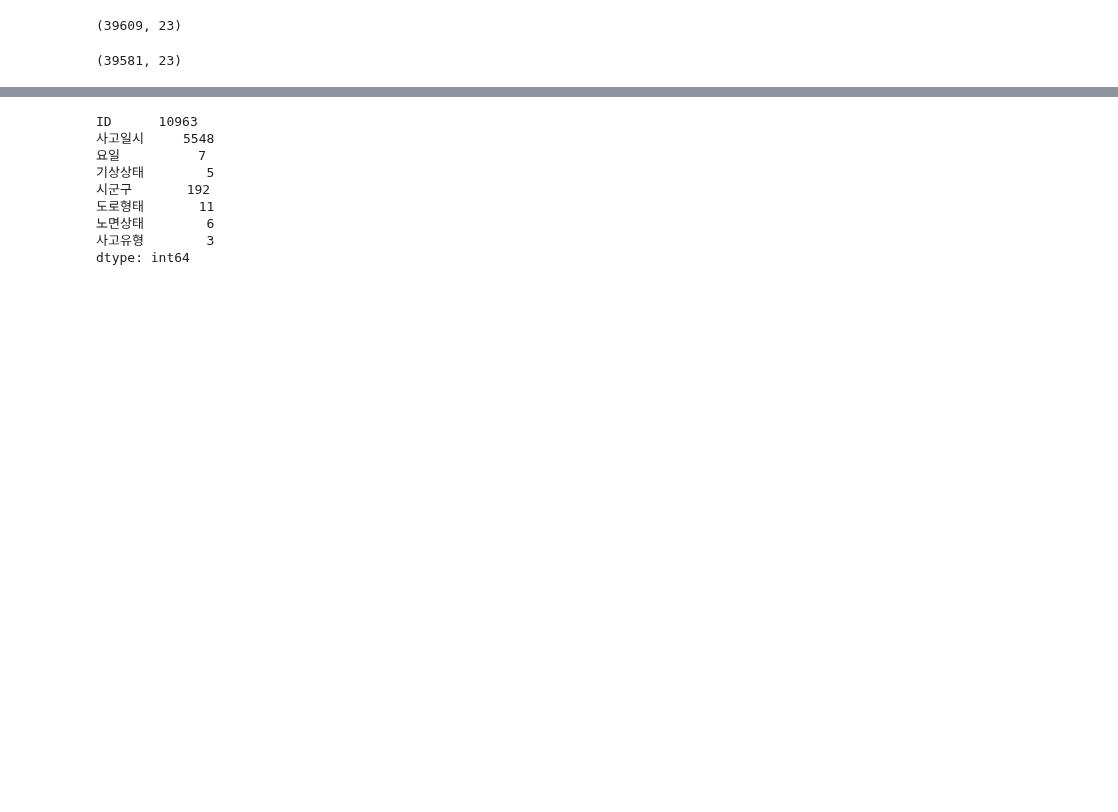
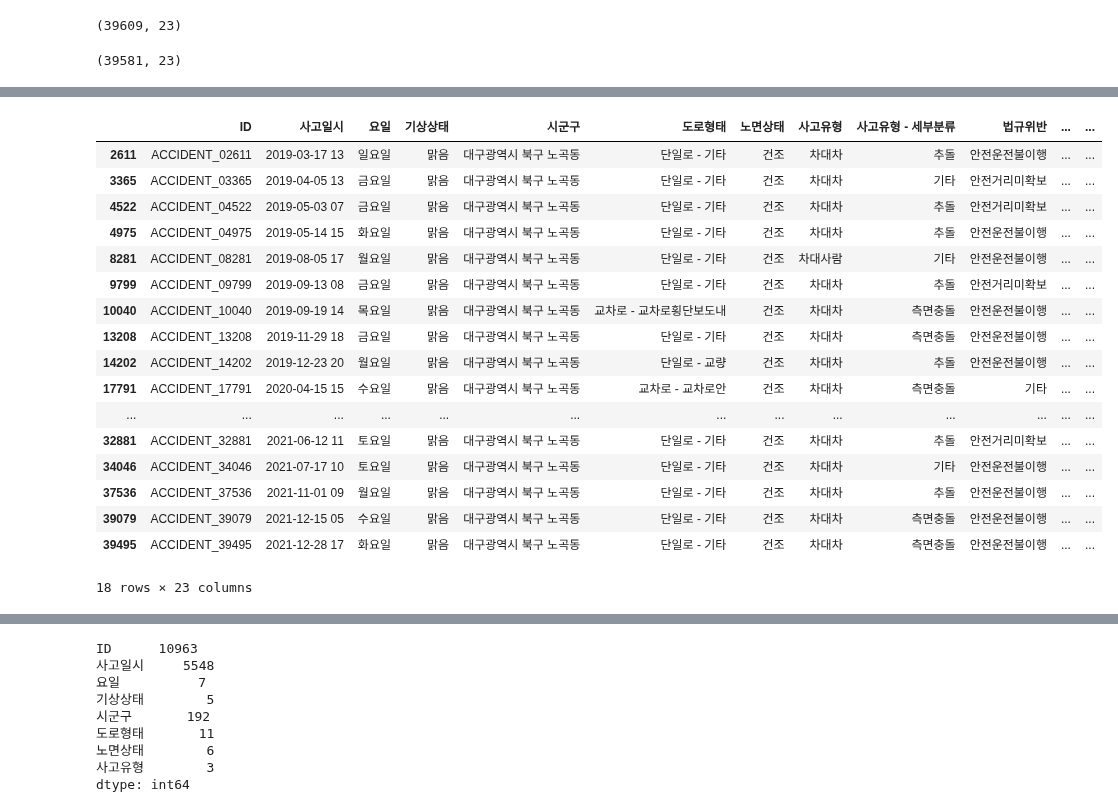
Before and after one commit to tgwon/ai4ml, a Jupyter notebook: project/EDA_Preprocessing_FeatureEngineering.ipynb, the cells around one changed output, grey strips where cells are left out. Saved outputs shown, nothing was run; the diff lists cells and outputs as text; code cells hidden in the pictures; blank space fills up the shorter version.

```diff
--- a/project/EDA_Preprocessing_FeatureEngineering.ipynb
+++ b/project/EDA_Preprocessing_FeatureEngineering.ipynb
@@ -197,0 +306,21 @@ train_df.shape
+# %%
+train_df[train_df.시군구 == '대구광역시 북구 노곡동']
+# %% [output]
+|  | ID | 사고일시 | 요일 | 기상상태 | 시군구 | 도로형태 | 노면상태 | 사고유형 | 사고유형 - 세부분류 | 법규위반 | ... | ... |
+| 2611 | ACCIDENT_02611 | 2019-03-17 13 | 일요일 | 맑음 | 대구광역시 북구 노곡동 | 단일로 - 기타 | 건조 | 차대차 | 추돌 | 안전운전불이행 | ... | ... |
+| 3365 | ACCIDENT_03365 | 2019-04-05 13 | 금요일 | 맑음 | 대구광역시 북구 노곡동 | 단일로 - 기타 | 건조 | 차대차 | 기타 | 안전거리미확보 | ... | ... |
+| 4522 | ACCIDENT_04522 | 2019-05-03 07 | 금요일 | 맑음 | 대구광역시 북구 노곡동 | 단일로 - 기타 | 건조 | 차대차 | 추돌 | 안전거리미확보 | ... | ... |
+| 4975 | ACCIDENT_04975 | 2019-05-14 15 | 화요일 | 맑음 | 대구광역시 북구 노곡동 | 단일로 - 기타 | 건조 | 차대차 | 추돌 | 안전운전불이행 | ... | ... |
+| 8281 | ACCIDENT_08281 | 2019-08-05 17 | 월요일 | 맑음 | 대구광역시 북구 노곡동 | 단일로 - 기타 | 건조 | 차대사람 | 기타 | 안전운전불이행 | ... | ... |
+| 9799 | ACCIDENT_09799 | 2019-09-13 08 | 금요일 | 맑음 | 대구광역시 북구 노곡동 | 단일로 - 기타 | 건조 | 차대차 | 추돌 | 안전거리미확보 | ... | ... |
+| 10040 | ACCIDENT_10040 | 2019-09-19 14 | 목요일 | 맑음 | 대구광역시 북구 노곡동 | 교차로 - 교차로횡단보도내 | 건조 | 차대차 | 측면충돌 | 안전운전불이행 | ... | ... |
+| 13208 | ACCIDENT_13208 | 2019-11-29 18 | 금요일 | 맑음 | 대구광역시 북구 노곡동 | 단일로 - 기타 | 건조 | 차대차 | 측면충돌 | 안전운전불이행 | ... | ... |
+| 14202 | ACCIDENT_14202 | 2019-12-23 20 | 월요일 | 맑음 | 대구광역시 북구 노곡동 | 단일로 - 교량 | 건조 | 차대차 | 추돌 | 안전운전불이행 | ... | ... |
+| 17791 | ACCIDENT_17791 | 2020-04-15 15 | 수요일 | 맑음 | 대구광역시 북구 노곡동 | 교차로 - 교차로안 | 건조 | 차대차 | 측면충돌 | 기타 | ... | ... |
+| ... | ... | ... | ... | ... | ... | ... | ... | ... | ... | ... | ... | ... |
+| 32881 | ACCIDENT_32881 | 2021-06-12 11 | 토요일 | 맑음 | 대구광역시 북구 노곡동 | 단일로 - 기타 | 건조 | 차대차 | 추돌 | 안전거리미확보 | ... | ... |
+| 34046 | ACCIDENT_34046 | 2021-07-17 10 | 토요일 | 맑음 | 대구광역시 북구 노곡동 | 단일로 - 기타 | 건조 | 차대차 | 기타 | 안전운전불이행 | ... | ... |
+| 37536 | ACCIDENT_37536 | 2021-11-01 09 | 월요일 | 맑음 | 대구광역시 북구 노곡동 | 단일로 - 기타 | 건조 | 차대차 | 추돌 | 안전운전불이행 | ... | ... |
+| 39079 | ACCIDENT_39079 | 2021-12-15 05 | 수요일 | 맑음 | 대구광역시 북구 노곡동 | 단일로 - 기타 | 건조 | 차대차 | 측면충돌 | 안전운전불이행 | ... | ... |
+| 39495 | ACCIDENT_39495 | 2021-12-28 17 | 화요일 | 맑음 | 대구광역시 북구 노곡동 | 단일로 - 기타 | 건조 | 차대차 | 측면충돌 | 안전운전불이행 | ... | ... |
+18 rows × 23 columns
```
Also changed, not shown: parts of 28 cells of this notebook.
